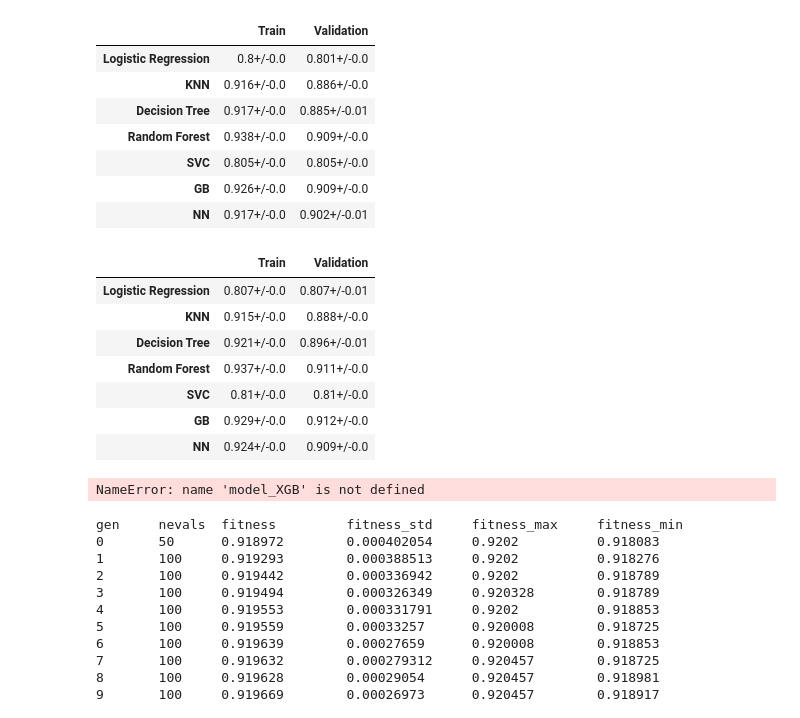
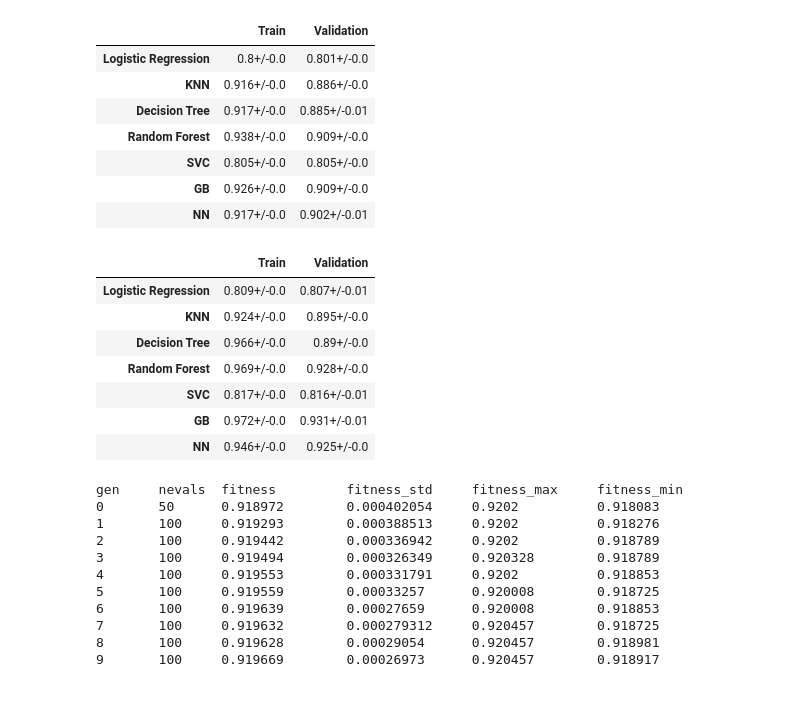
Before and after one commit to manelcbf/DSaML_Projects, a Jupyter notebook: Supervised_Learning/Supervised_Notebook_MF.ipynb, the cells around one changed output. Cells and saved outputs as stored; diff of their text form; code cells hidden in the pictures.

```diff
--- a/Supervised_Learning/Supervised_Notebook_MF.ipynb
+++ b/Supervised_Learning/Supervised_Notebook_MF.ipynb
@@ -880,7 +880,7 @@ from sklearn.ensemble import GradientBoostingClassifier
 ##### Preparing data for model testing
 # %%
 data_sel = data[['Longevity','TypeTravel','RoomType','Gender']+\
-                ['Comfort', 'RoomSpace', 'Location', 'Amenities', 'Staff', 'OnlineBooking']].copy()
+                ['Rating1','Rating2','Rating3','Comfort', 'ReceptionSchedule', 'Location', 'Amenities', 'Staff', 'OnlineBooking']].copy()
 #Need to try with PriceQuality and RoomSpace instead of Rating3
 catvars = data_sel.select_dtypes(exclude=np.number).set_index(data_sel.index).columns
 # Create dummies and remove one of the variables (to avoid multicollinearity)
@@ -889,6 +889,8 @@ data_final_dummies = pd.get_dummies(data_sel, columns=catvars, drop_first=True)
 # Apply MinMaxScaler
 scaler = MinMaxScaler().fit(data_final_dummies)
 data_final_scaled = scaler.transform(data_final_dummies)
+pd.DataFrame(data_final_scaled).iloc[:,(pd.DataFrame(data_final_scaled).dtypes=='int64').values] = \
+pd.DataFrame(data_final_scaled).iloc[:,(pd.DataFrame(data_final_scaled).dtypes=='int64').values].astype(np.int8)
 # %% [markdown]
 ----
 ##### Grid Search for Decision Tree
@@ -1064,7 +1066,7 @@ clf_rf.best_params_
 ##### Grid Search for Neural Network
 # %%
 parameter_space = {
-    'hidden_layer_sizes': [(50,50,50), (100),(75,75)],
+    'hidden_layer_sizes': [(50,50,50),(100),(75,75),(75,75,75)],
     'activation': ['logistic','tanh', 'relu'],
     'solver': ['sgd', 'adam'],
     'learning_rate_init': [0.0001, 0.001, 0.01, 0.1]
@@ -1217,8 +1236,8 @@ model_DT = DecisionTreeClassifier(criterion= 'entropy',max_features= 'sqrt',min_
 model_RF =  RandomForestClassifier(criterion='gini',max_features='log2',min_samples_leaf=2,\
  min_samples_split=2,n_estimators=100)
 model_SVC = SVC(kernel="linear")
-model_GB = GradientBoostingClassifier(learning_rate=0.12, loss='deviance',max_depth=4,max_features='sqrt',\
- min_samples_leaf=1,n_estimators=500,subsample=0.5)
+model_GB = GradientBoostingClassifier(learning_rate=0.12, loss='deviance',max_depth=4,max_features='auto',\
+ min_samples_leaf=1,n_estimators=750,subsample=1)
 model_NN = MLPClassifier(hidden_layer_sizes=(75, 75), activation = 'relu', \
                          solver = 'adam', learning_rate_init = 0.001)
 # %%
@@ -1320,42 +1339,30 @@ show_results(df, pd.DataFrame(data_final_scaled), target, model_LR, model_KNN,mo
 | NN | 0.917+/-0.0 | 0.902+/-0.01 |
 # %%
 data_sel = data[['Longevity','TypeTravel','RoomType','Gender']+\
-                ['Comfort','Amenities','PriceQuality','RoomSpace','OnlineBooking']].copy()
+                ['Comfort','ReceptionSchedule','Checkin','RoomSpace', 'Location', 'Amenities', 'Staff', 'OnlineBooking']].copy()
 catvars = data_sel.select_dtypes(exclude=np.number).set_index(data_sel.index).columns
 # Create dummies and remove one of the variables (to avoid multicollinearity)
 data_final_dummies = pd.get_dummies(data_sel, columns=catvars, drop_first=True)
 # Data Scaling
 # Apply MinMaxScaler
 scaler = MinMaxScaler().fit(data_final_dummies)
 data_final_scaled = scaler.transform(data_final_dummies)
 
+pd.DataFrame(data_final_scaled).iloc[:,(pd.DataFrame(data_final_scaled).dtypes=='int64').values] = \
+pd.DataFrame(data_final_scaled).iloc[:,(pd.DataFrame(data_final_scaled).dtypes=='int64').values].astype(np.int8)
+
 df = pd.DataFrame(columns = ['Train','Validation'], index = ['Logistic Regression','KNN',\
                                                              'Decision Tree','Random Forest','SVC', 'GB','NN'])
 show_results(df, pd.DataFrame(data_final_scaled), target, model_LR, model_KNN,model_DT,model_RF,model_SVC,model_GB,model_NN)
 # %% [output]
 |  | Train | Validation |
-| Logistic Regression | 0.807+/-0.0 | 0.807+/-0.01 |
-| KNN | 0.915+/-0.0 | 0.888+/-0.0 |
-| Decision Tree | 0.921+/-0.0 | 0.896+/-0.01 |
-| Random Forest | 0.937+/-0.0 | 0.911+/-0.0 |
-| SVC | 0.81+/-0.0 | 0.81+/-0.0 |
-| GB | 0.929+/-0.0 | 0.912+/-0.0 |
-| NN | 0.924+/-0.0 | 0.909+/-0.0 |
+| Logistic Regression | 0.809+/-0.0 | 0.807+/-0.01 |
+| KNN | 0.924+/-0.0 | 0.895+/-0.0 |
+| Decision Tree | 0.966+/-0.0 | 0.89+/-0.0 |
+| Random Forest | 0.969+/-0.0 | 0.928+/-0.0 |
+| SVC | 0.817+/-0.0 | 0.816+/-0.01 |
+| GB | 0.972+/-0.0 | 0.931+/-0.01 |
+| NN | 0.946+/-0.0 | 0.925+/-0.0 |
-# %%
-data_sel = data[['Longevity','TypeTravel','RoomType','Gender']+\
-                ['Comfort','Amenities','PriceQuality','RoomSpace','OnlineBooking']].copy()
-catvars = data_sel.select_dtypes(exclude=np.number).set_index(data_sel.index).columns
-# Create dummies and remove one of the variables (to avoid multicollinearity)
-data_final_dummies = pd.get_dummies(data_sel, columns=catvars, drop_first=True)
-# Data Scaling
-# Apply MinMaxScaler
-scaler = MinMaxScaler().fit(data_final_dummies)
-data_final_scaled = scaler.transform(data_final_dummies)
-
-df = pd.DataFrame(columns = ['Train','Validation'], index = ['xgb'])
-show_results(df, pd.DataFrame(data_final_scaled), target, model_XGB)
-# %% [output]
-NameError: name 'model_XGB' is not defined
 # %%
 from sklearn_genetic import GASearchCV
 from sklearn_genetic.space import Continuous, Categorical, Integer
```
Also changed, not shown: parts of 32 cells of this notebook, 4 other files.
